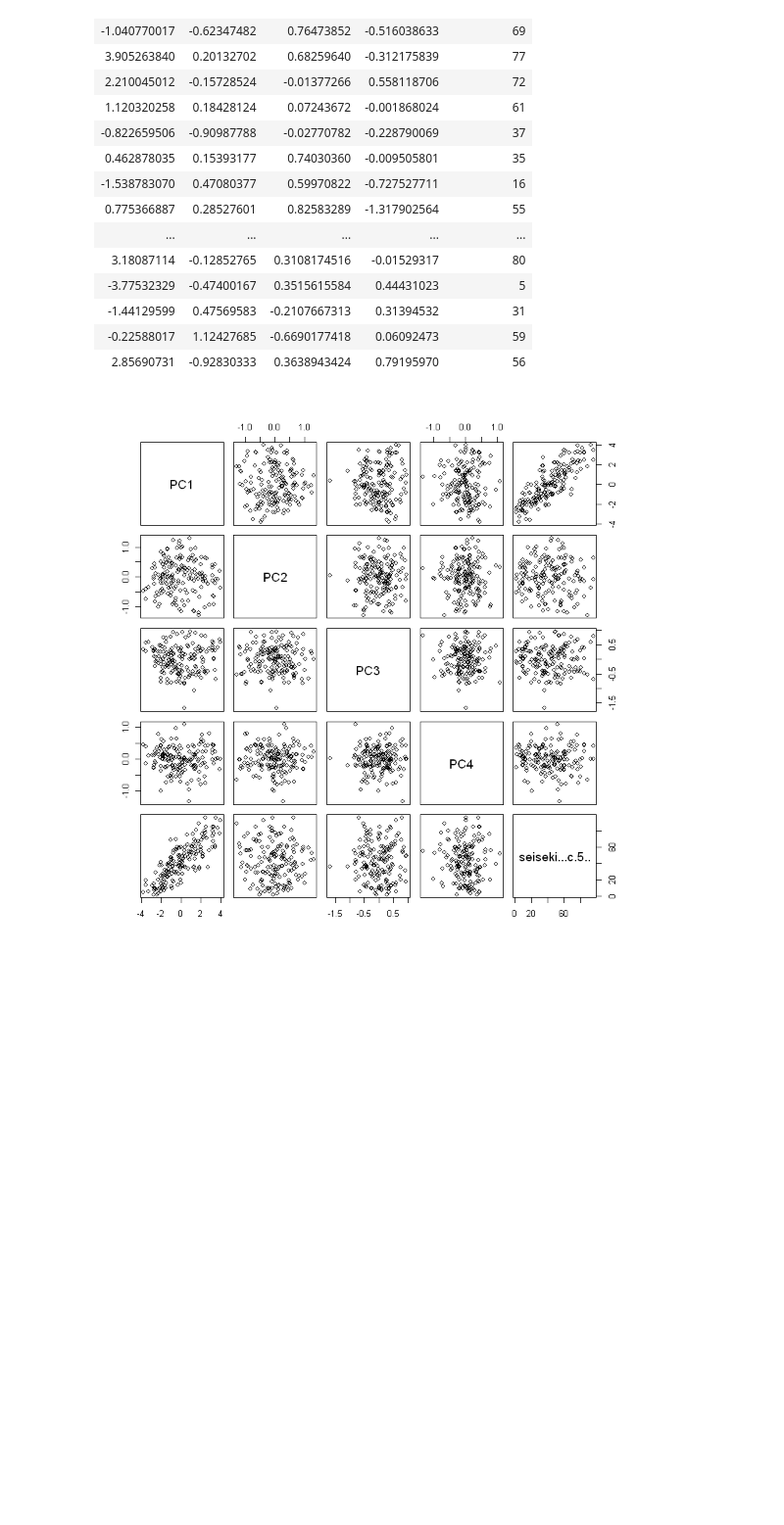
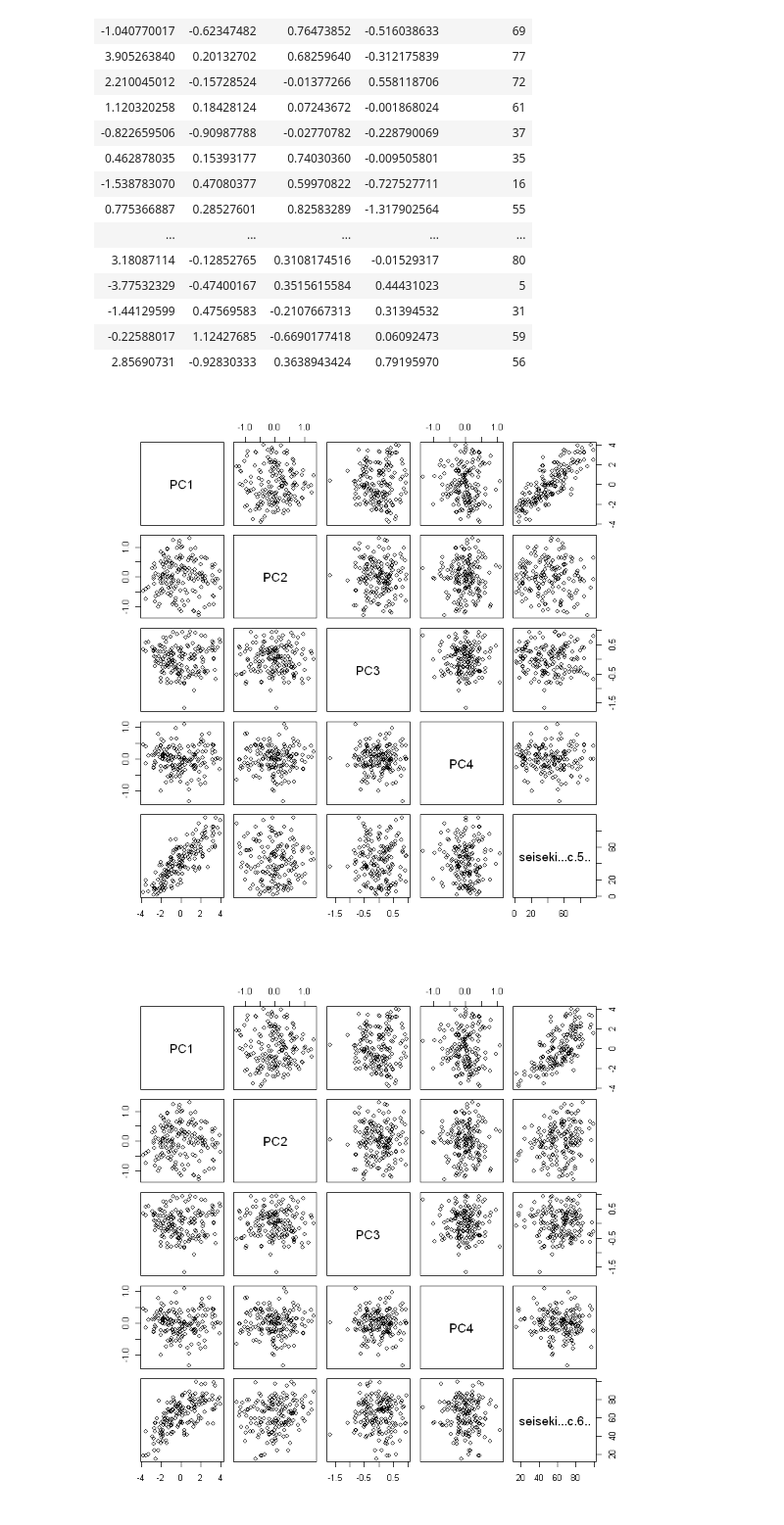
Before and after one commit to cosmosyoshihisa/shuseibun_1206, a Jupyter notebook: code/seiseki_pca_research.ipynb, the cells around one changed output. Shown at 98% size. Cells and saved outputs as stored; diff of their text form; code cells hidden in the pictures; blank space fills up the shorter version.

```diff
--- a/code/seiseki_pca_research.ipynb
+++ b/code/seiseki_pca_research.ipynb
@@ -113,3 +111,9 @@ hyou <- data.frame(PC,seiseki[,c(5)])
+# %%
+hyou <- data.frame(PC,seiseki[,c(5)])
+hyou1 <- data.frame(PC,seiseki[,c(6)])
+hyou2 <- data.frame(PC,seiseki[,c(7)])
+hyou3 <- data.frame(PC,seiseki[,c(8)])
+hyou4 <- data.frame(PC,seiseki[,c(9)])
 # %%
 hyou
 # %% [output]
@@ -130,7 +134,12 @@ hyou
 | -1.44129599 | 0.47569583 | -0.2107667313 | 0.31394532 | 31 |
 | -0.22588017 | 1.12427685 | -0.6690177418 | 0.06092473 | 59 |
 | 2.85690731 | -0.92830333 | 0.3638943424 | 0.79195970 | 56 |
-# %%
-plot(hyou)
-# %% [output]
-[figure, removed]
+# %%
+plot(hyou)
+plot(hyou1)
+plot(hyou2)
+plot(hyou3)
+plot(hyou4)
+# %% [output]
+[figure, added]
+[figure, added]
```
Also changed, not shown: parts of 5 cells of this notebook, 6 other files.
